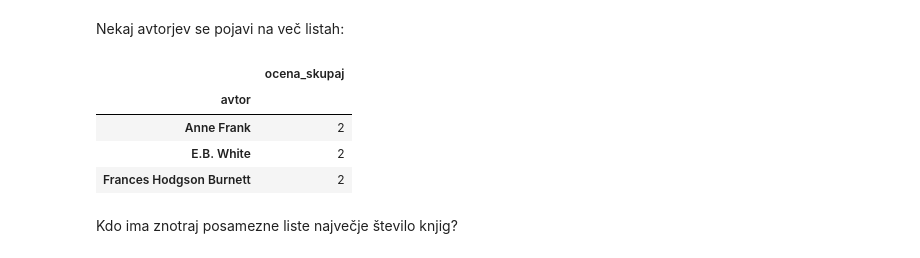
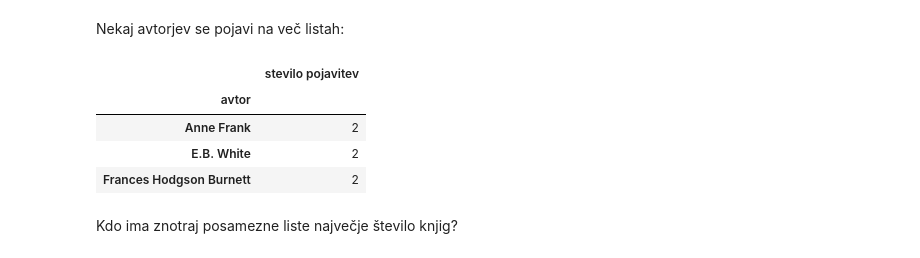
Before and after one commit to SaraBrezec/analiza_otroske_knjige, a Jupyter notebook: Untitled.ipynb, the cells around one changed output. Cells and saved outputs as stored; diff of their text form; code cells hidden in the pictures.

```diff
--- a/Untitled.ipynb
+++ b/Untitled.ipynb
@@ -275,12 +275,12 @@ Nekaj avtorjev se pojavi na več listah:
 # %%
 l1 = lista1.join(avtorji, on = 'id_avt').groupby('avtor').mean().sort_values('ocena_skupaj', ascending=False).head()
 l2 = lista2.join(avtorji, on = 'id_avt').groupby('avtor').mean().sort_values('ocena_skupaj', ascending=False).head()
 l3 = lista3.join(avtorji, on = 'id_avt').groupby('avtor').mean().sort_values('ocena_skupaj', ascending=False).head()
 
 ponavljajoci_avtorji = pd.concat([l1, l2, l3])[['ocena_skupaj']].reset_index(level=['avtor']).groupby('avtor').count()
-ponavljajoci_avtorji[(ponavljajoci_avtorji['ocena_skupaj'] >= 2)]
+ponavljajoci_avtorji[(ponavljajoci_avtorji['ocena_skupaj'] >= 2)].rename(index=str, columns={"ocena_skupaj": "stevilo pojavitev"})
 # %% [output]
-|  | ocena_skupaj |
+|  | stevilo pojavitev |
 | avtor |  |
 | Anne Frank | 2 |
 | E.B. White | 2 |
```
Also changed, not shown: parts of 31 cells of this notebook.
